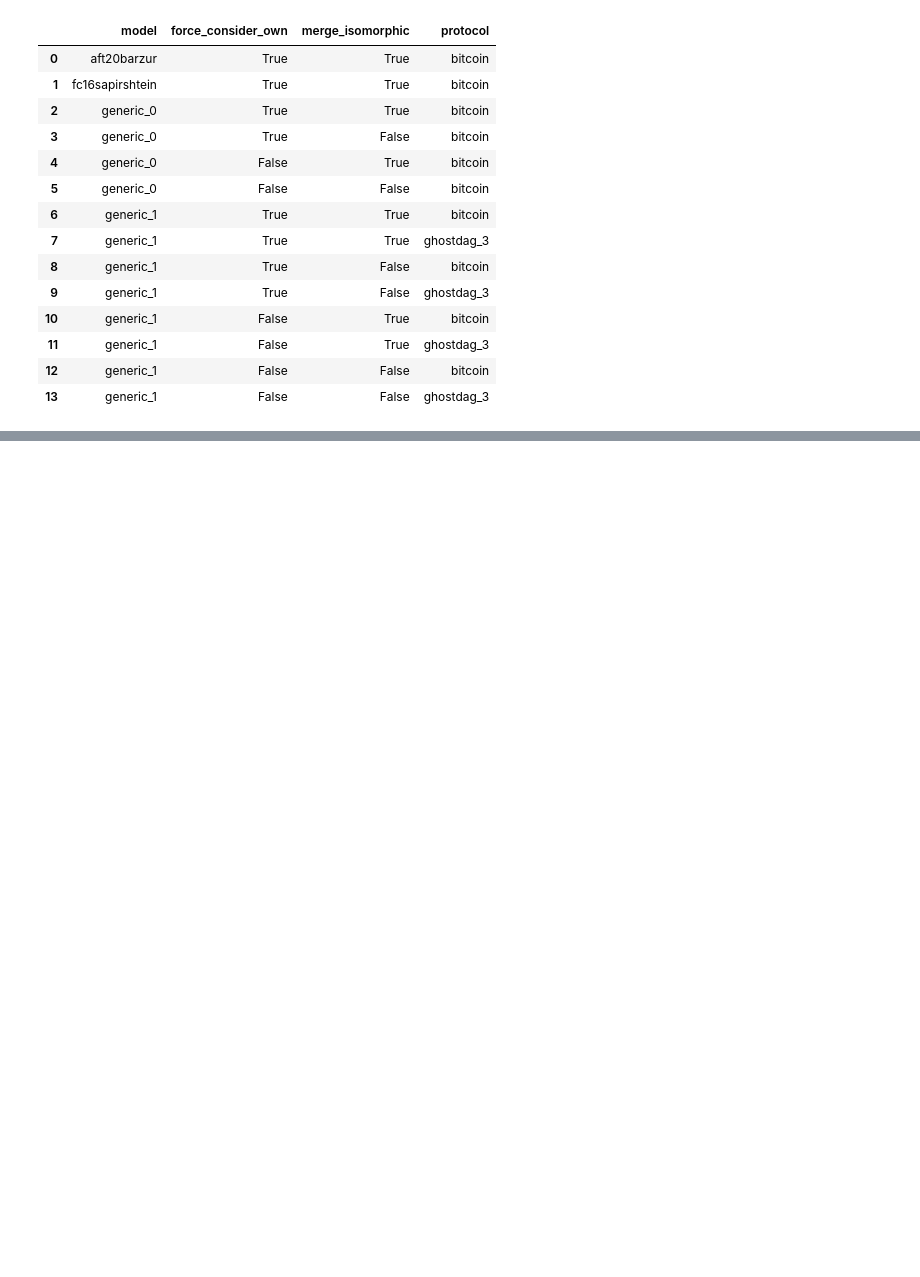
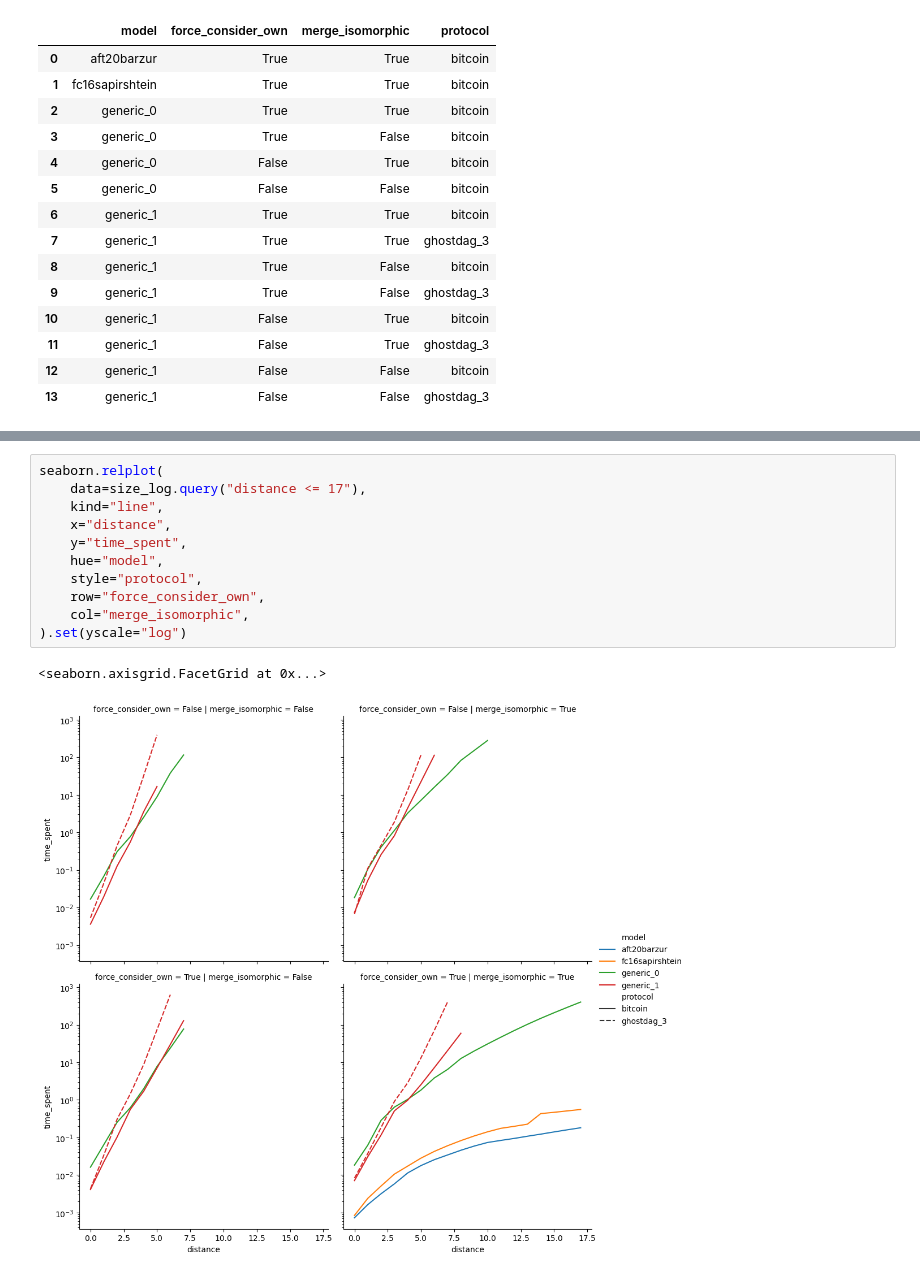
Before and after one commit to pkel/cpr, a Jupyter notebook: mdp/2-generic-v1-state-space-size.ipynb, the cells around one changed output, grey strips where cells are left out. Cells and saved outputs as stored; diff of their text form; blank space fills up the shorter version.

```diff
--- a/mdp/2-generic-v1-state-space-size.ipynb
+++ b/mdp/2-generic-v1-state-space-size.ipynb
@@ -220,0 +231,14 @@ seaborn.relplot(
+# %%
+seaborn.relplot(
+    data=size_log.query("distance <= 17"),
+    kind="line",
+    x="distance",
+    y="time_spent",
+    hue="model",
+    style="protocol",
+    row="force_consider_own",
+    col="merge_isomorphic",
+).set(yscale="log")
+# %% [output]
+<seaborn.axisgrid.FacetGrid at 0x...>
+[figure, added]
```
Also changed, not shown: parts of 5 cells of this notebook.
